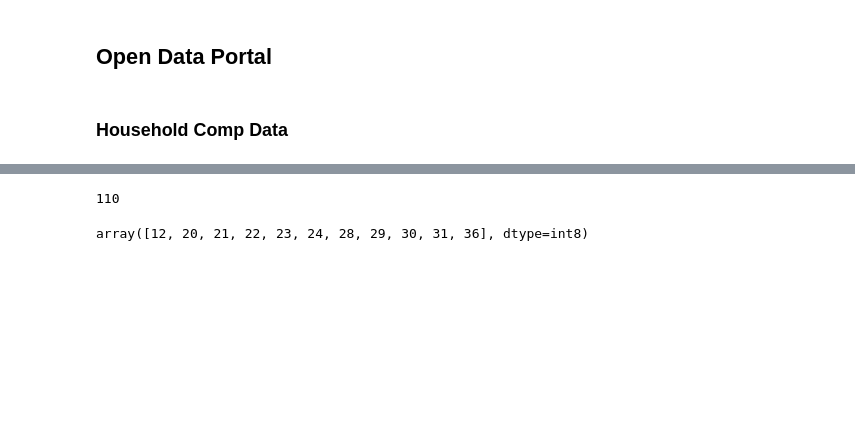
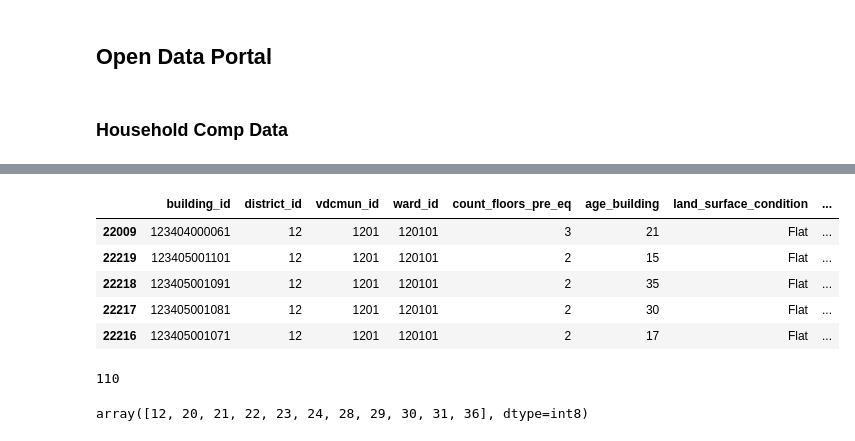
Before and after one commit to chantalwuer/earthquake_damage, a Jupyter notebook: notebooks/CW_Mapping_Wards.ipynb, the cells around one changed output, grey strips where cells are left out. Cells and saved outputs as stored; diff of their text form; code cells hidden in the pictures; blank space fills up the shorter version.

```diff
--- a/notebooks/CW_Mapping_Wards.ipynb
+++ b/notebooks/CW_Mapping_Wards.ipynb
@@ -47,3 +46,12 @@ household_comp.shape
+# %%
+household_comp.sort_values(by='ward_id').head()
+# %% [output]
+|  | building_id | district_id | vdcmun_id | ward_id | count_floors_pre_eq | age_building | land_surface_condition | ... |
+| 22009 | 123404000061 | 12 | 1201 | 120101 | 3 | 21 | Flat | ... |
+| 22219 | 123405001101 | 12 | 1201 | 120101 | 2 | 15 | Flat | ... |
+| 22218 | 123405001091 | 12 | 1201 | 120101 | 2 | 35 | Flat | ... |
+| 22217 | 123405001081 | 12 | 1201 | 120101 | 2 | 30 | Flat | ... |
+| 22216 | 123405001071 | 12 | 1201 | 120101 | 2 | 17 | Flat | ... |
 # %%
 household_comp.vdcmun_id.nunique()
 # %% [output]
```
Also changed, not shown: parts of 24 cells of this notebook.
